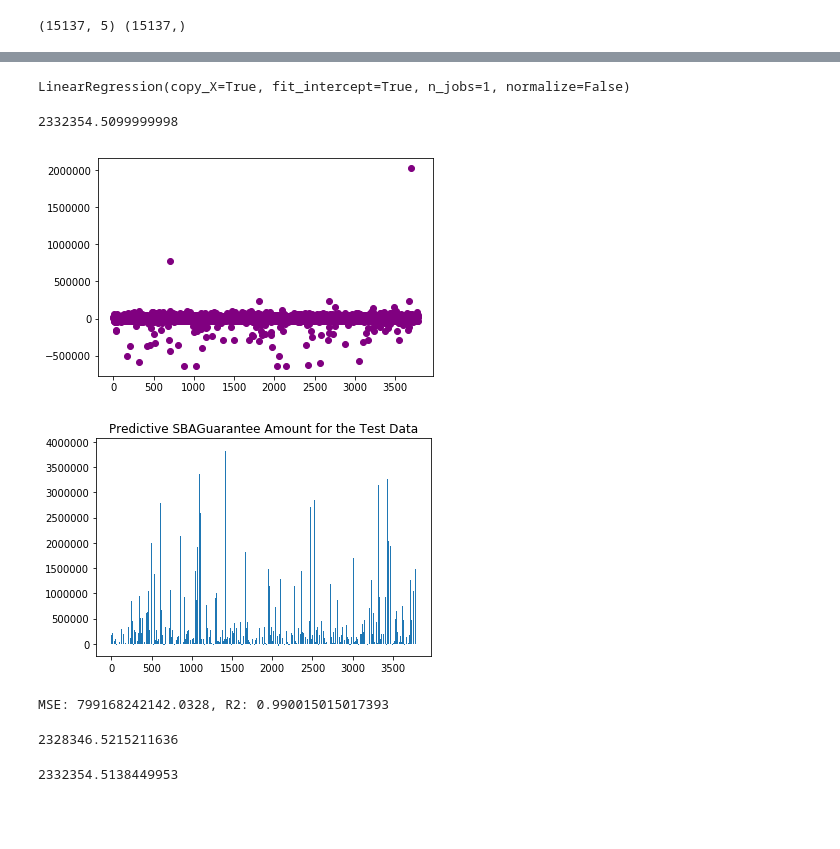
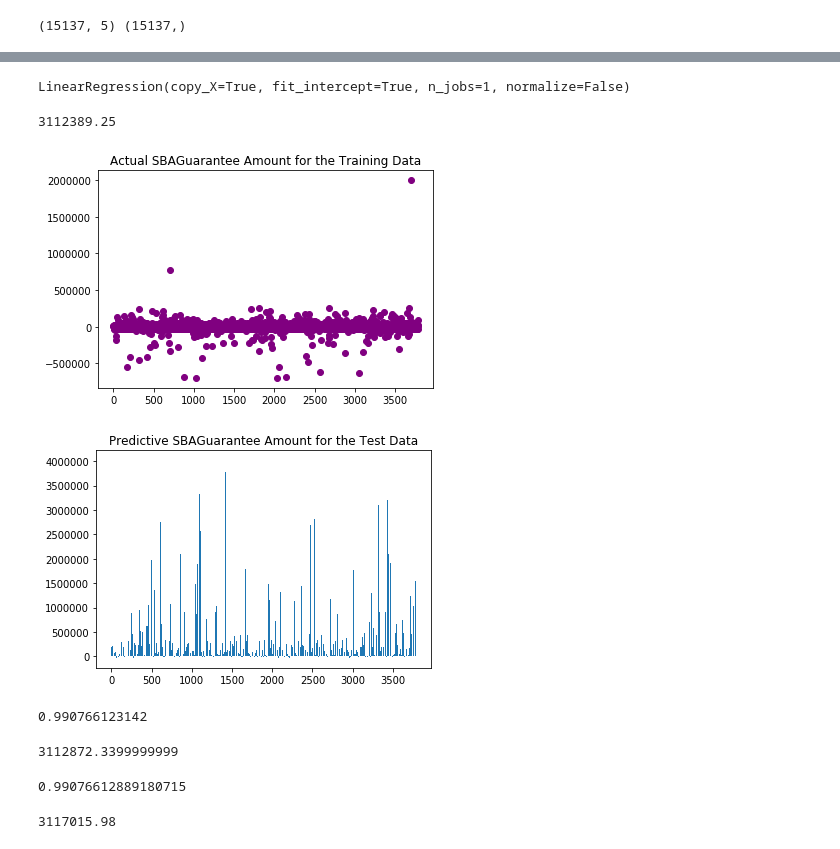
Before and after one commit to FJGalliano/MachineLearning_SBA, a Jupyter notebook: FLA_Pandas_4_REGRESSIONAL.ipynb, the cells around one changed output, grey strips where cells are left out. Drawn from its saved outputs; the diff is of its cells as text; code cells hidden in the pictures; blank space fills up the shorter version.

```diff
--- a/FLA_Pandas_4_REGRESSIONAL.ipynb
+++ b/FLA_Pandas_4_REGRESSIONAL.ipynb
@@ -22,6 +14,6 @@ fla.head()
 # %%
 # X used "LoanStatus", "SBAGuarantee",
-X = fla[["PctOfGuarantee","DebtCoverage", "Leverage", "PctOfPrinColl","GrossApproval" ]]
+X = fla[["PctOfGuarantee","DebtCoverage", "Leverage", "PrinBalanceCollected","GrossApproval" ]]
 y = fla["SBAGuarantee"]
 print(X.shape, y.shape)
 # %% [output]
@@ -42,62 +27,54 @@ X_train.head()
-# %%
-from sklearn.linear_model import LinearRegression
-model = LinearRegression()
-model.fit(X_train, y_train)
-# plt.scatter(model.predict(X_train), model.predict(X_train) - y_train, c="orange", label="Training Data")
-# plt.scatter(model.predict(X_test), model.predict(X_test) - y_test, c="purple", label="Testing Data")
-# plt.legend()
-# plt.hlines(y=0, xmin=y_test.min(), xmax=y_test.max())
-# plt.title("Projected Charge Off Amount for Performing Loans")
-# plt.show()
-# %% [output]
-LinearRegression(copy_X=True, fit_intercept=True, n_jobs=1, normalize=False)
+# %%
+from sklearn.linear_model import LinearRegression
+model = LinearRegression()
+model.fit(X_train, y_train)
+# %% [output]
+LinearRegression(copy_X=True, fit_intercept=True, n_jobs=1, normalize=False)
 # %%
 round(sum(model.predict(X_test) - y_test), 2)
 # %% [output]
-2332354.5099999998
+3112389.25
 # %%
 predict1= model.predict(X_test)
 # %%
 plt.scatter(range(0, len(y_test)), model.predict(X_test) - y_test, c="purple", label="Testing Data")
+plt.title("Actual SBAGuarantee Amount for the Training Data")
 plt.show()
 # %% [output]
-[figure, old version]
+[figure, new version]
 # %%
 plt.bar(range(0, len(y_test)), predict1,  label="Testing Data")
 plt.title("Predictive SBAGuarantee Amount for the Test Data")
 plt.show()
 # %% [output]
-[figure, old version]
+[figure, new version]
-# %%
-# Used X_test, y_test, and model.predict(X_test) to calculate MSE and R2
-
-### BEGIN SOLUTION
-from sklearn.metrics import mean_squared_error
-
-MSE = mean_squared_error(y_test, predictions)
-r2 = model.score(X_test, y_test)
-### END SOLUTION
-
-print(f"MSE: {MSE}, R2: {r2}")
-# %% [output]
-MSE: 799168242142.0328, R2: 0.990015015017393
+# %%
+linear_score = model.score(X, y)
+print(linear_score)
+# %% [output]
+0.990766123142
 # %%
 # LASSO model
 # Note: Use an alpha of .01 when creating the model for this activity
 from sklearn.linear_model import Lasso
 
-model = Lasso(alpha=.7)
-model.fit(X_train, y_train)
-sum(model.predict(X_test) - y_test)
+lassomodel = Lasso(alpha=.7)
+lassomodel.fit(X_train, y_train)
+round(sum(lassomodel.predict(X_test) - y_test), 2)
 # %% [output]
-2328346.5215211636
+3112872.3399999999
+# %%
+lasso_score = lassomodel.score(X, y)
+lasso_score
+# %% [output]
+0.99076612889180715
 # %%
 # Ridge model
 # Note: Use an alpha of .01 when creating the model for this activity
 from sklearn.linear_model import Ridge
 
-model = Ridge(alpha=.7)
-model.fit(X_train, y_train)
-sum(model.predict(X_test) - y_test)
+ridgemodel = Ridge(alpha=.7)
+ridgemodel.fit(X_train, y_train)
+round(sum(ridgemodel.predict(X_test) - y_test), 2)
 # %% [output]
-2332354.5138449953
+3117015.98
```
Also changed, not shown: parts of 7 cells of this notebook, 12 other files.
